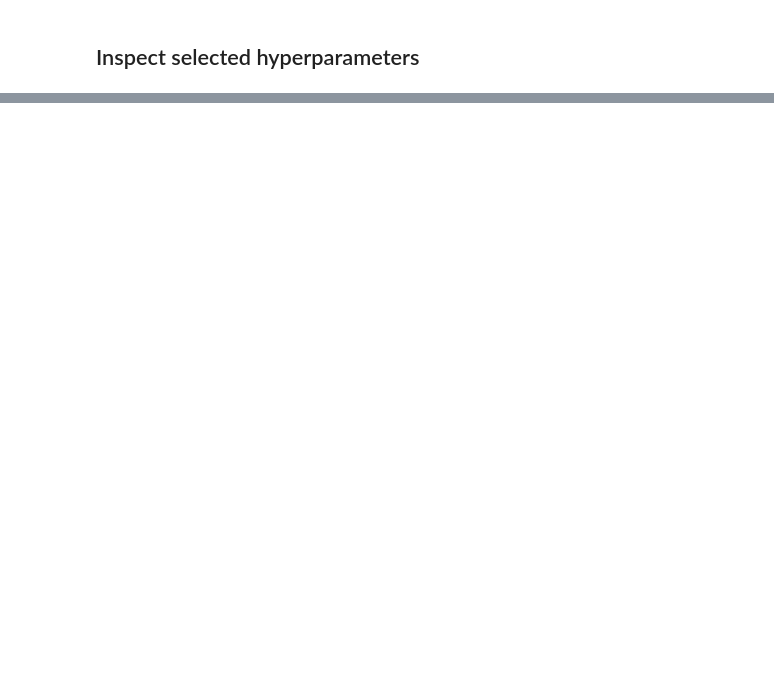
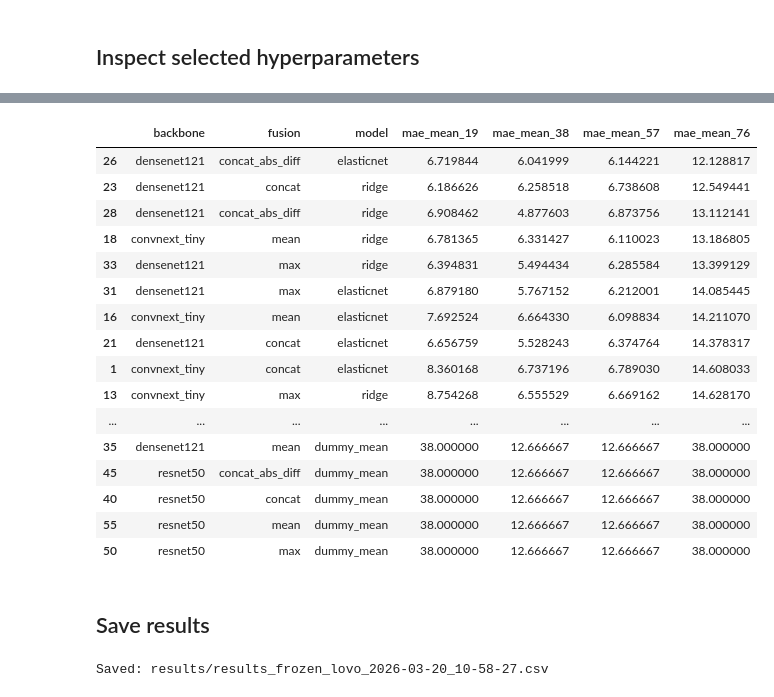
Before and after one commit to MineaSolas/ComputerVisionProject, a Jupyter notebook: top_side_predictions_frozen.ipynb, the cells around one changed output, grey strips where cells are left out. Saved outputs shown, nothing was run; the diff lists cells and outputs as text; code cells hidden in the pictures; blank space fills up the shorter version.

```diff
--- a/top_side_predictions_frozen.ipynb
+++ b/top_side_predictions_frozen.ipynb
@@ -273,0 +531,10 @@ Saved: results/results_frozen_2026-03-20_06-15-16.csv
+# %%
+display(all_lovo_summary)
+
+for _, row in all_lovo_summary.head(5).iterrows():
+    key = (row["backbone"], row["fusion"])
+    artifact = nested_artifacts[key]
+    y_true = artifact["y"]
+    y_pred = artifact["oof_predictions"][row["regressor"]]
+    title = f"{row['backbone']} | {row['fusion']} | {row['regressor']}"
+    make_oof_plot(y_true, y_pred, title_prefix=title)
@@ -273,0 +646,65 @@ Saved: results/results_frozen_2026-03-20_06-15-16.csv
+# %%
+mae_per_volume_rows = []
+
+for config_name, df_cfg in leave_one_volume_predictions.groupby("config"):
+    backbone_name, fusion_name, model_name = config_name.split(" | ")
+
+    for vol, df_vol in df_cfg.groupby("held_out_volume"):
+        mae = np.mean(np.abs(df_vol["pred_volume"] - df_vol["true_volume"]))
+
+        mae_per_volume_rows.append({
+            "backbone": backbone_name,
+            "fusion": fusion_name,
+            "model": model_name,
+            "held_out_volume": vol,
+            "mae": mae,
+        })
+
+mae_per_volume_df = pd.DataFrame(mae_per_volume_rows)
+
+mae_per_volume_wide = (
+    mae_per_volume_df.pivot_table(
+        index=["backbone", "fusion", "model"],
+        columns="held_out_volume",
+        values="mae",
+        aggfunc="mean",
+    )
+    .reset_index()
+)
+
+mae_per_volume_wide.columns.name = None
+mae_per_volume_wide = mae_per_volume_wide.rename(columns={
+    19.0: "mae_mean_19",
+    38.0: "mae_mean_38",
+    57.0: "mae_mean_57",
+    76.0: "mae_mean_76",
+})
+
+display(mae_per_volume_wide.sort_values(["mae_mean_76"]))
+# %% [output]
+|  | backbone | fusion | model | mae_mean_19 | mae_mean_38 | mae_mean_57 | mae_mean_76 |
+| 26 | densenet121 | concat_abs_diff | elasticnet | 6.719844 | 6.041999 | 6.144221 | 12.128817 |
+| 23 | densenet121 | concat | ridge | 6.186626 | 6.258518 | 6.738608 | 12.549441 |
+| 28 | densenet121 | concat_abs_diff | ridge | 6.908462 | 4.877603 | 6.873756 | 13.112141 |
+| 18 | convnext_tiny | mean | ridge | 6.781365 | 6.331427 | 6.110023 | 13.186805 |
+| 33 | densenet121 | max | ridge | 6.394831 | 5.494434 | 6.285584 | 13.399129 |
+| 31 | densenet121 | max | elasticnet | 6.879180 | 5.767152 | 6.212001 | 14.085445 |
+| 16 | convnext_tiny | mean | elasticnet | 7.692524 | 6.664330 | 6.098834 | 14.211070 |
+| 21 | densenet121 | concat | elasticnet | 6.656759 | 5.528243 | 6.374764 | 14.378317 |
+| 1 | convnext_tiny | concat | elasticnet | 8.360168 | 6.737196 | 6.789030 | 14.608033 |
+| 13 | convnext_tiny | max | ridge | 8.754268 | 6.555529 | 6.669162 | 14.628170 |
+| ... | ... | ... | ... | ... | ... | ... | ... |
+| 35 | densenet121 | mean | dummy_mean | 38.000000 | 12.666667 | 12.666667 | 38.000000 |
+| 45 | resnet50 | concat_abs_diff | dummy_mean | 38.000000 | 12.666667 | 12.666667 | 38.000000 |
+| 40 | resnet50 | concat | dummy_mean | 38.000000 | 12.666667 | 12.666667 | 38.000000 |
+| 55 | resnet50 | mean | dummy_mean | 38.000000 | 12.666667 | 12.666667 | 38.000000 |
+| 50 | resnet50 | max | dummy_mean | 38.000000 | 12.666667 | 12.666667 | 38.000000 |
+# %% [markdown]
+## Save results
+# %%
+timestamp = datetime.datetime.now().strftime("%Y-%m-%d_%H-%M-%S")
+name = f"results_frozen_lovo_{timestamp}.csv"
+all_lovo_summary.to_csv(OUTPUT_DIR / name, index=False)
+print("Saved:", OUTPUT_DIR / name)
+# %% [output]
+Saved: results/results_frozen_lovo_2026-03-20_10-58-27.csv
```
Also changed, not shown: parts of 16 cells of this notebook, 4 other files.
